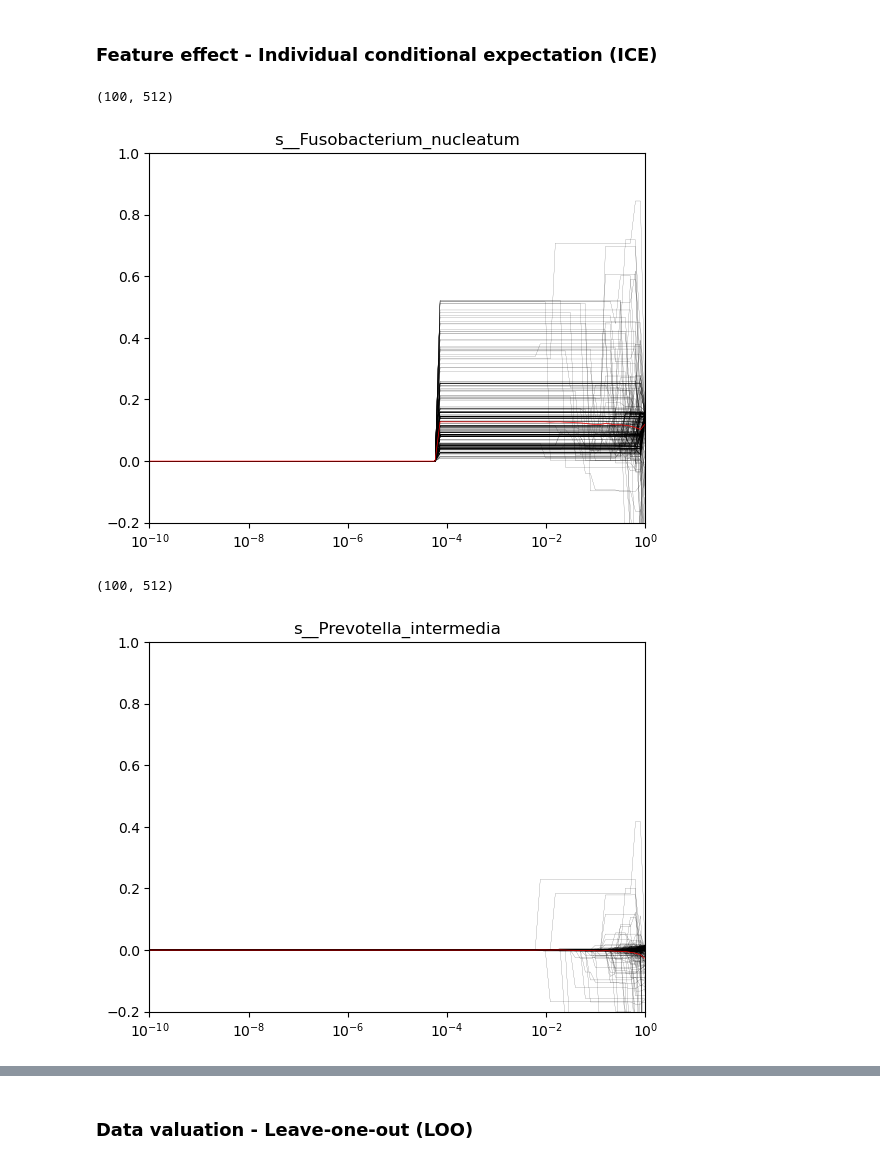
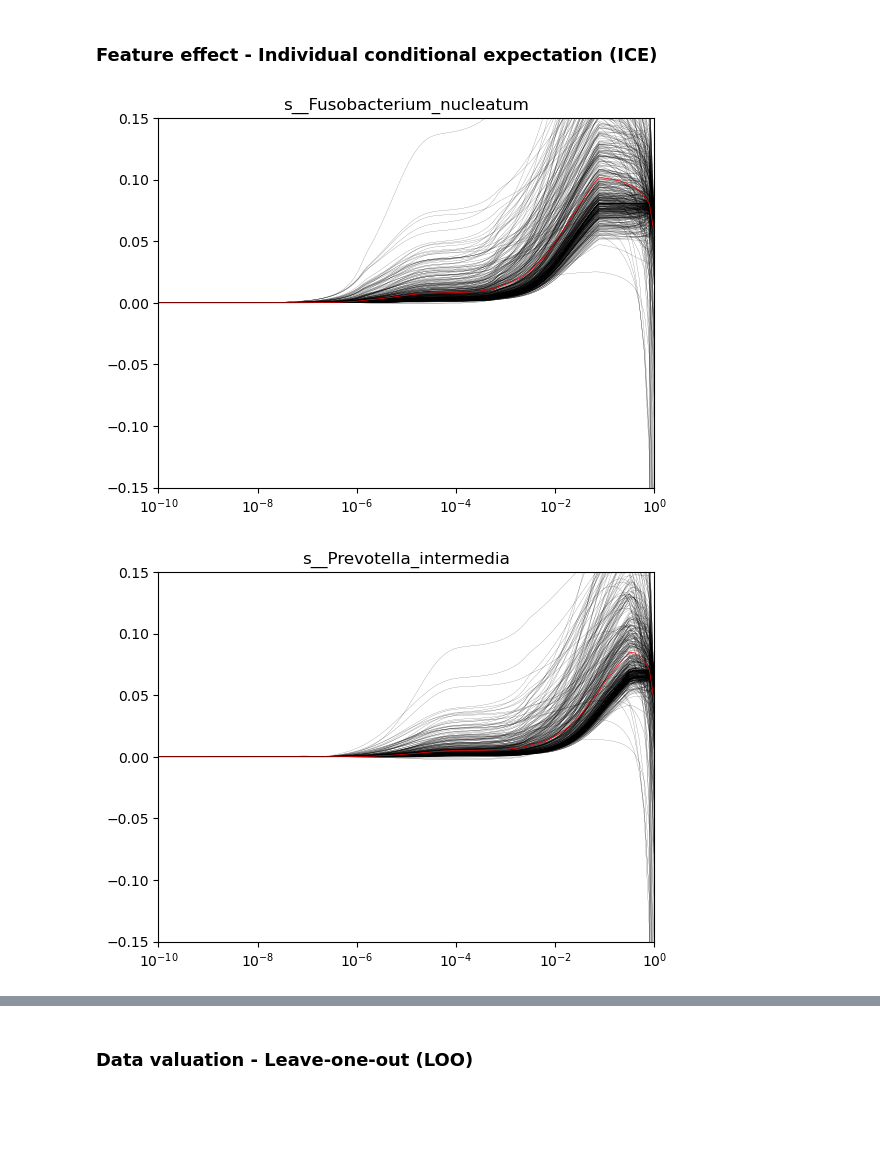
Before and after one commit to LenMetz/TabPFN-medical, a Jupyter notebook: interpretability.ipynb, the cells around one changed output, grey strips where cells are left out. Saved outputs shown, nothing was run; the diff lists cells and outputs as text; code cells hidden in the pictures; blank space fills up the shorter version.

```diff
--- a/interpretability.ipynb
+++ b/interpretability.ipynb
@@ -132,9 +132,10 @@ path = dir_path + f"/logs/trainrun_{run_name}"
 filename = "model"
 model = MedPFNClassifier(base_path=path, filename=filename, device='cpu', N_ensemble_configurations=N_ens, multiclass_decoder=multi_decoder,  no_preprocess_mode=no_pre_process)
 model = XGBClassifier(n_estimators=5, max_depth=5, learning_rate=1, objective='binary:logistic')
+#model = TabPFNClassifier(device='cpu', N_ensemble_configurations=5, no_preprocess_mode=no_pre_process)
 
 reducer = AnovaSelect()
-features = [637, 1063]#best[50:100]#[921]
+features = [921]
 step = 0.1
 num = 100
 for f in features:
@@ -182,25 +183,24 @@ bacteria_names = list(df)
 # %%
 
 #print(np.where(["Prevotella_inter" in b for b in bacteria_names]))
 #print(np.array(bacteria_names)[np.where(["Prevotella_inter" in b for b in bacteria_names])])
 
-features = [637, 1063]#best[50:100]#[921]
+num = 100
+features = [637, 1063, 921]#+list(best[:50])#[637, 1063]#best[50:100]#[921]
 for f in features:
     fvalues = np.geomspace(np.min(all_data[(all_data[:,f]>0),f])+1e-10,np.max(all_data[:,f]),num=num)
     fvalues = np.geomspace(1e-10,1,num=num)
     #print(fvalues)
-    print(ice_curves.shape)
-    ice_curves = np.load(f"results/ice/feature{f}.npy")
+    #print(ice_curves.shape)
+    ice_curves = np.load(f"results/ice/pfnfeature{f}.npy")
     for i in range(512):
         plt.plot(fvalues, ice_curves[:,i]-ice_curves[0,i], linewidth=0.1, c="black")
     plt.plot(fvalues, np.mean(ice_curves-ice_curves[0,:], axis=1), linewidth=0.5, c="red")
-    plt.ylim(-0.2,1)
+    plt.ylim(-0.15,0.15)
     plt.xlim(1e-10,1)
     plt.xscale("log")
     plt.title(bacteria_names[f])
     plt.show()
 # %% [output]
-(100, 512)
-[figure, old version]
+[figure, new version]
-(100, 512)
-[figure, old version]
+[figure, new version]
```
Also changed, not shown: parts of 6 cells of this notebook, 14 other files.
